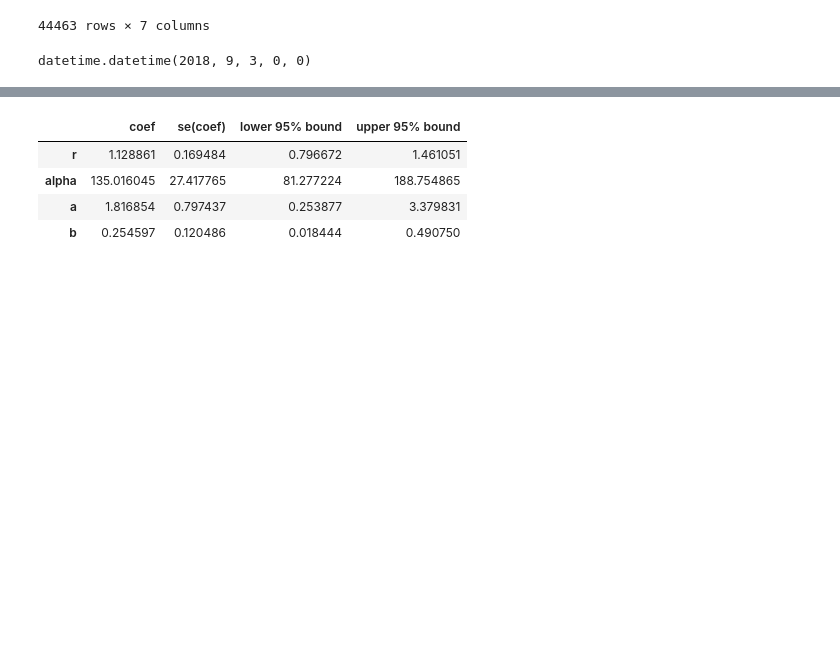
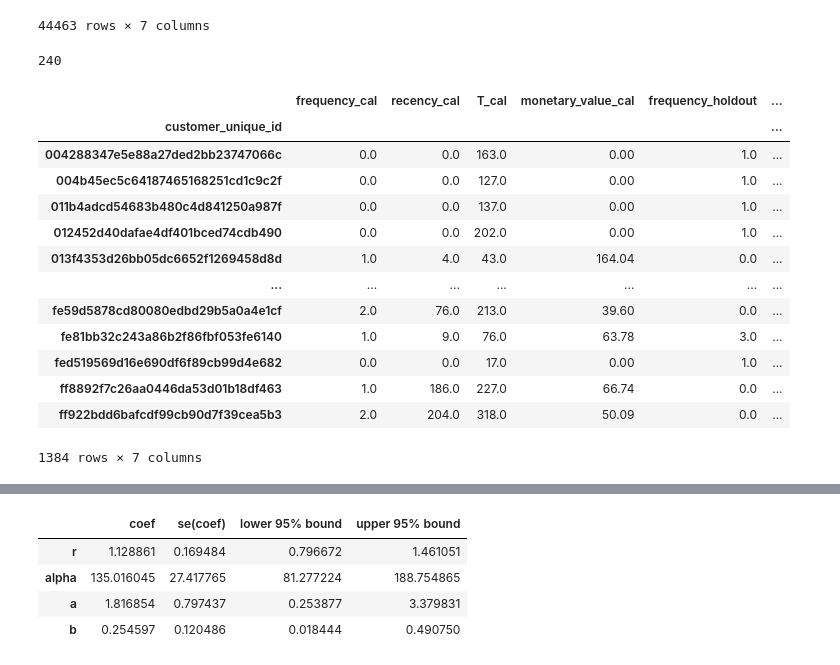
Before and after one commit to zander1268/custorama, a Jupyter notebook: bg_nbd_modeling.ipynb, the cells around one changed output, grey strips where cells are left out. Saved outputs shown, nothing was run; the diff lists cells and outputs as text; code cells hidden in the pictures; blank space fills up the shorter version.

```diff
--- a/bg_nbd_modeling.ipynb
+++ b/bg_nbd_modeling.ipynb
@@ -254,10 +254,28 @@ test_df_ch = df_ch(eval_period=240,transaction_df=repeat_lifetimes_object_df,pur
                    customer_id_col='customer_unique_id',datetime_col='order_purchase_timestamp',
                    monetary_value_col='payment_value'
                   )
-# %%
-test_df_ch.max_obs_date
-# %% [output]
-datetime.datetime(2018, 9, 3, 0, 0)
+# %%
+ch_2.df_ch_getdf()
+# %% [output]
+240
+# %%
+df_ch_2 = ch_2.df_ch_getdf()
+df_ch_2
+# %% [output]
+|  | frequency_cal | recency_cal | T_cal | monetary_value_cal | frequency_holdout | ... |
+| customer_unique_id |  |  |  |  |  | ... |
+| 004288347e5e88a27ded2bb23747066c | 0.0 | 0.0 | 163.0 | 0.00 | 1.0 | ... |
+| 004b45ec5c64187465168251cd1c9c2f | 0.0 | 0.0 | 127.0 | 0.00 | 1.0 | ... |
+| 011b4adcd54683b480c4d841250a987f | 0.0 | 0.0 | 137.0 | 0.00 | 1.0 | ... |
+| 012452d40dafae4df401bced74cdb490 | 0.0 | 0.0 | 202.0 | 0.00 | 1.0 | ... |
+| 013f4353d26bb05dc6652f1269458d8d | 1.0 | 4.0 | 43.0 | 164.04 | 0.0 | ... |
+| ... | ... | ... | ... | ... | ... | ... |
+| fe59d5878cd80080edbd29b5a0a4e1cf | 2.0 | 76.0 | 213.0 | 39.60 | 0.0 | ... |
+| fe81bb32c243a86b2f86fbf053fe6140 | 1.0 | 9.0 | 76.0 | 63.78 | 3.0 | ... |
+| fed519569d16e690df6f89cb99d4e682 | 0.0 | 0.0 | 17.0 | 0.00 | 1.0 | ... |
+| ff8892f7c26aa0446da53d01b18df463 | 1.0 | 186.0 | 227.0 | 66.74 | 0.0 | ... |
+| ff922bdd6bafcdf99cb90d7f39cea5b3 | 2.0 | 204.0 | 318.0 | 50.09 | 0.0 | ... |
+1384 rows × 7 columns
 # %%
 bgf = BetaGeoFitter(penalizer_coef=0)
 bgf.fit(
```
Also changed, not shown: parts of 12 cells of this notebook, 3 other files.
